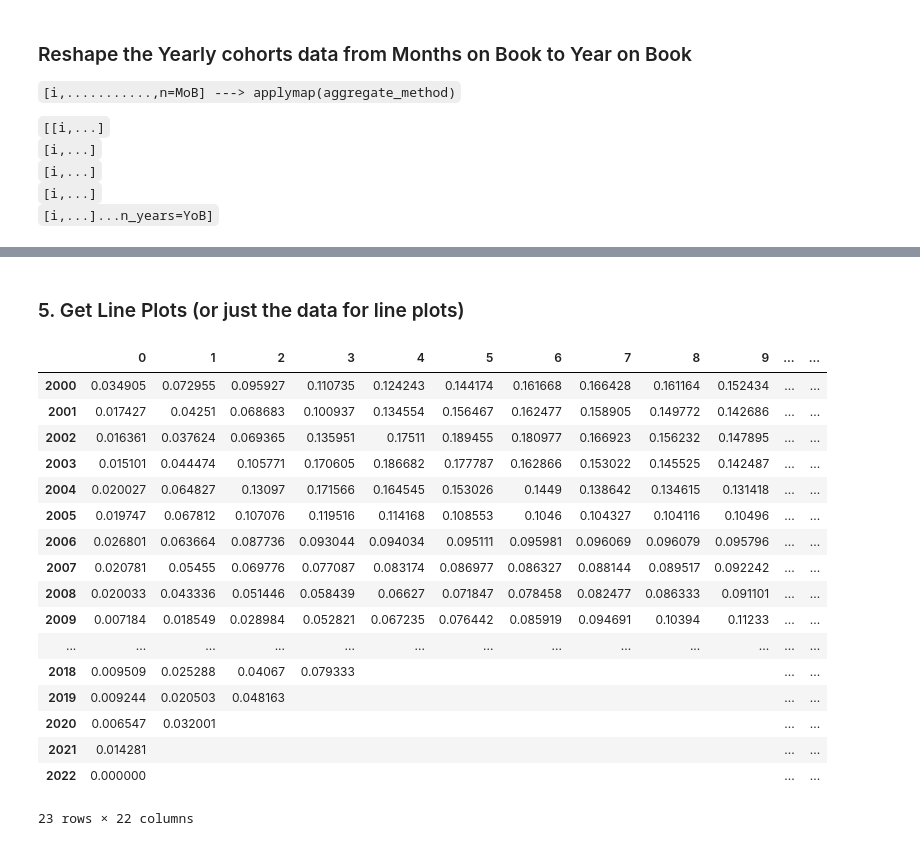
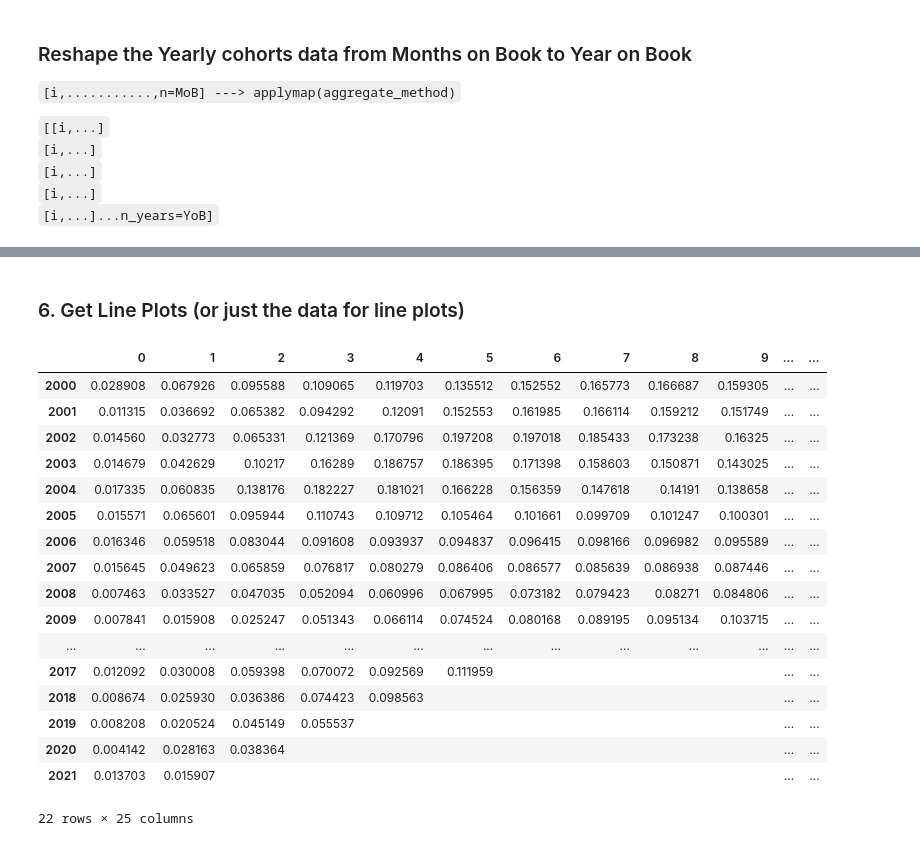
Before and after one commit to laramiedunlap/workstation_transfers, a Jupyter notebook: runthrough/example.ipynb, the cells around one changed output, grey strips where cells are left out. Drawn from its saved outputs; the diff is of its cells as text; code cells hidden in the pictures.

```diff
--- a/runthrough/example.ipynb
+++ b/runthrough/example.ipynb
@@ -60,6 +57,8 @@ def create_pooler(in_df:pd.DataFrame)-> pool.Pooler:
 
     return pool.Pooler(loans_dict)
 
+data_slice = loan_data[loan_data['MatBucket']=='8-11']
+data_slice = data_slice[data_slice['MarginBucket']=='0.01 - 0.0125']
 my_pooler = create_pooler(data_slice)
 my_pooler.build_triangles_counts()
 
@@ -120,17 +151,36 @@ year_grouped['cpr'] = (1-(1-year_grouped['smm'])**12)
 # %%
+
+# First try here
+# def aggregate_annual_sums(in_arr):
+#     n_years = len(in_arr) // 12
+#     arr_2d = in_arr[:n_years*12].reshape(n_years,12)
+#     return np.nansum(arr_2d, axis=1)
+
+def outstanding_annual_rundown(in_arr):
+    return in_arr[::11]
+
 def aggregate_annual_sums(in_arr):
-    n_years = len(in_arr) // 12
-    arr_2d = in_arr[:n_years*12].reshape(n_years,12)
-    return np.nansum(arr_2d,axis=1)
+    remainder = len(in_arr) % 11
+    if remainder != 0:
+        padding = np.zeros(11 - remainder)
+        subsections = np.concatenate([in_arr, padding])
+    else:
+        subsections = in_arr
+    subsections = np.split(subsections, len(subsections) // 11)
+    return (np.sum(subsections, axis=1))
 
 def aggregate_annual_averages(in_arr):
-    n_years = len(in_arr) // 12
-    arr_2d = in_arr[:n_years*12].reshape(n_years,12)
-    return np.nanmean(arr_2d,axis=1)
+    n_years = len(in_arr) // 11
+    arr_2d = in_arr[:n_years*11].reshape(n_years,11)
+    return np.nanmean(arr_2d, axis=1)
+
+def aggregate_annual_median(in_arr):
+    n_years = len(in_arr) // 11
+    arr_2d = in_arr[:n_years*11].reshape(n_years,11)
+    return np.nanmedian(arr_2d, axis=1)
 
 arr = year_grouped[['cpr']]
-cpr_heat = arr.applymap(aggregate_annual_averages).to_dict()
+cpr_heat = arr.applymap(aggregate_annual_median).to_dict()
 cpr_heat = cpr_heat['cpr']
 
-
 cpr_heat = pd.DataFrame.from_dict(cpr_heat, orient='index')
@@ -137,2 +237,2 @@ cpr_heat = pd.DataFrame.from_dict(cpr_heat, orient='index')
 # %% [markdown]
-### 5. Get Line Plots (or just the data for line plots)
+### 6. Get Line Plots (or just the data for line plots)
@@ -143,37 +239,37 @@ lifetime_avg= pd.DataFrame(cumsum/np.arange(1,cpr_heat.shape[1]+1), columns=cpr_
 # %%
-def create_lifetime_averages(cpr_df:pd.DataFrame)-> pd.DataFrame:
+def generate_lifetime(cpr_df:pd.DataFrame)-> pd.DataFrame:
     # get the cumulative sum of each row WHILE ignoring NaN values (otherwise the denominator is off)
     cumulative_sum = np.nancumsum(cpr_df.values, axis=1)
     # compute the number of non-NaN values in each row
     num_non_nan = (~np.isnan(cpr_df.values)).cumsum(axis=1)
     # get ROW-WISE average up until the first NaN value is encountered
     row_avg = np.where(np.isnan(cpr_df), np.nan, cumulative_sum / num_non_nan)
     # create new dataframe with row-wise averages
     lifetime_df = pd.DataFrame(row_avg, columns=cpr_df.columns, index=cpr_df.index)
     return lifetime_df
 
-lifetime_cprs = create_lifetime_averages(cpr_heat)
+lifetime_cprs = generate_lifetime(cpr_heat)
 
 lifetime_cprs.fillna('')
 # %% [output]
 |  | 0 | 1 | 2 | 3 | 4 | 5 | 6 | 7 | 8 | 9 | ... | ... |
-| 2000 | 0.034905 | 0.072955 | 0.095927 | 0.110735 | 0.124243 | 0.144174 | 0.161668 | 0.166428 | 0.161164 | 0.152434 | ... | ... |
-| 2001 | 0.017427 | 0.04251 | 0.068683 | 0.100937 | 0.134554 | 0.156467 | 0.162477 | 0.158905 | 0.149772 | 0.142686 | ... | ... |
-| 2002 | 0.016361 | 0.037624 | 0.069365 | 0.135951 | 0.17511 | 0.189455 | 0.180977 | 0.166923 | 0.156232 | 0.147895 | ... | ... |
-| 2003 | 0.015101 | 0.044474 | 0.105771 | 0.170605 | 0.186682 | 0.177787 | 0.162866 | 0.153022 | 0.145525 | 0.142487 | ... | ... |
-| 2004 | 0.020027 | 0.064827 | 0.13097 | 0.171566 | 0.164545 | 0.153026 | 0.1449 | 0.138642 | 0.134615 | 0.131418 | ... | ... |
-| 2005 | 0.019747 | 0.067812 | 0.107076 | 0.119516 | 0.114168 | 0.108553 | 0.1046 | 0.104327 | 0.104116 | 0.10496 | ... | ... |
-| 2006 | 0.026801 | 0.063664 | 0.087736 | 0.093044 | 0.094034 | 0.095111 | 0.095981 | 0.096069 | 0.096079 | 0.095796 | ... | ... |
-| 2007 | 0.020781 | 0.05455 | 0.069776 | 0.077087 | 0.083174 | 0.086977 | 0.086327 | 0.088144 | 0.089517 | 0.092242 | ... | ... |
-| 2008 | 0.020033 | 0.043336 | 0.051446 | 0.058439 | 0.06627 | 0.071847 | 0.078458 | 0.082477 | 0.086333 | 0.091101 | ... | ... |
-| 2009 | 0.007184 | 0.018549 | 0.028984 | 0.052821 | 0.067235 | 0.076442 | 0.085919 | 0.094691 | 0.10394 | 0.11233 | ... | ... |
+| 2000 | 0.028908 | 0.067926 | 0.095588 | 0.109065 | 0.119703 | 0.135512 | 0.152552 | 0.165773 | 0.166687 | 0.159305 | ... | ... |
+| 2001 | 0.011315 | 0.036692 | 0.065382 | 0.094292 | 0.12091 | 0.152553 | 0.161985 | 0.166114 | 0.159212 | 0.151749 | ... | ... |
+| 2002 | 0.014560 | 0.032773 | 0.065331 | 0.121369 | 0.170796 | 0.197208 | 0.197018 | 0.185433 | 0.173238 | 0.16325 | ... | ... |
+| 2003 | 0.014679 | 0.042629 | 0.10217 | 0.16289 | 0.186757 | 0.186395 | 0.171398 | 0.158603 | 0.150871 | 0.143025 | ... | ... |
+| 2004 | 0.017335 | 0.060835 | 0.138176 | 0.182227 | 0.181021 | 0.166228 | 0.156359 | 0.147618 | 0.14191 | 0.138658 | ... | ... |
+| 2005 | 0.015571 | 0.065601 | 0.095944 | 0.110743 | 0.109712 | 0.105464 | 0.101661 | 0.099709 | 0.101247 | 0.100301 | ... | ... |
+| 2006 | 0.016346 | 0.059518 | 0.083044 | 0.091608 | 0.093937 | 0.094837 | 0.096415 | 0.098166 | 0.096982 | 0.095589 | ... | ... |
+| 2007 | 0.015645 | 0.049623 | 0.065859 | 0.076817 | 0.080279 | 0.086406 | 0.086577 | 0.085639 | 0.086938 | 0.087446 | ... | ... |
+| 2008 | 0.007463 | 0.033527 | 0.047035 | 0.052094 | 0.060996 | 0.067995 | 0.073182 | 0.079423 | 0.08271 | 0.084806 | ... | ... |
+| 2009 | 0.007841 | 0.015908 | 0.025247 | 0.051343 | 0.066114 | 0.074524 | 0.080168 | 0.089195 | 0.095134 | 0.103715 | ... | ... |
 | ... | ... | ... | ... | ... | ... | ... | ... | ... | ... | ... | ... | ... |
-| 2018 | 0.009509 | 0.025288 | 0.04067 | 0.079333 |  |  |  |  |  |  | ... | ... |
-| 2019 | 0.009244 | 0.020503 | 0.048163 |  |  |  |  |  |  |  | ... | ... |
-| 2020 | 0.006547 | 0.032001 |  |  |  |  |  |  |  |  | ... | ... |
-| 2021 | 0.014281 |  |  |  |  |  |  |  |  |  | ... | ... |
-| 2022 | 0.000000 |  |  |  |  |  |  |  |  |  | ... | ... |
+| 2017 | 0.012092 | 0.030008 | 0.059398 | 0.070072 | 0.092569 | 0.111959 |  |  |  |  | ... | ... |
+| 2018 | 0.008674 | 0.025930 | 0.036386 | 0.074423 | 0.098563 |  |  |  |  |  | ... | ... |
+| 2019 | 0.008208 | 0.020524 | 0.045149 | 0.055537 |  |  |  |  |  |  | ... | ... |
+| 2020 | 0.004142 | 0.028163 | 0.038364 |  |  |  |  |  |  |  | ... | ... |
+| 2021 | 0.013703 | 0.015907 |  |  |  |  |  |  |  |  | ... | ... |
-23 rows × 22 columns
+22 rows × 25 columns
 # %%
 import plotly.express as px
 
```
Also changed, not shown: parts of 15 cells of this notebook, 17 other files.
